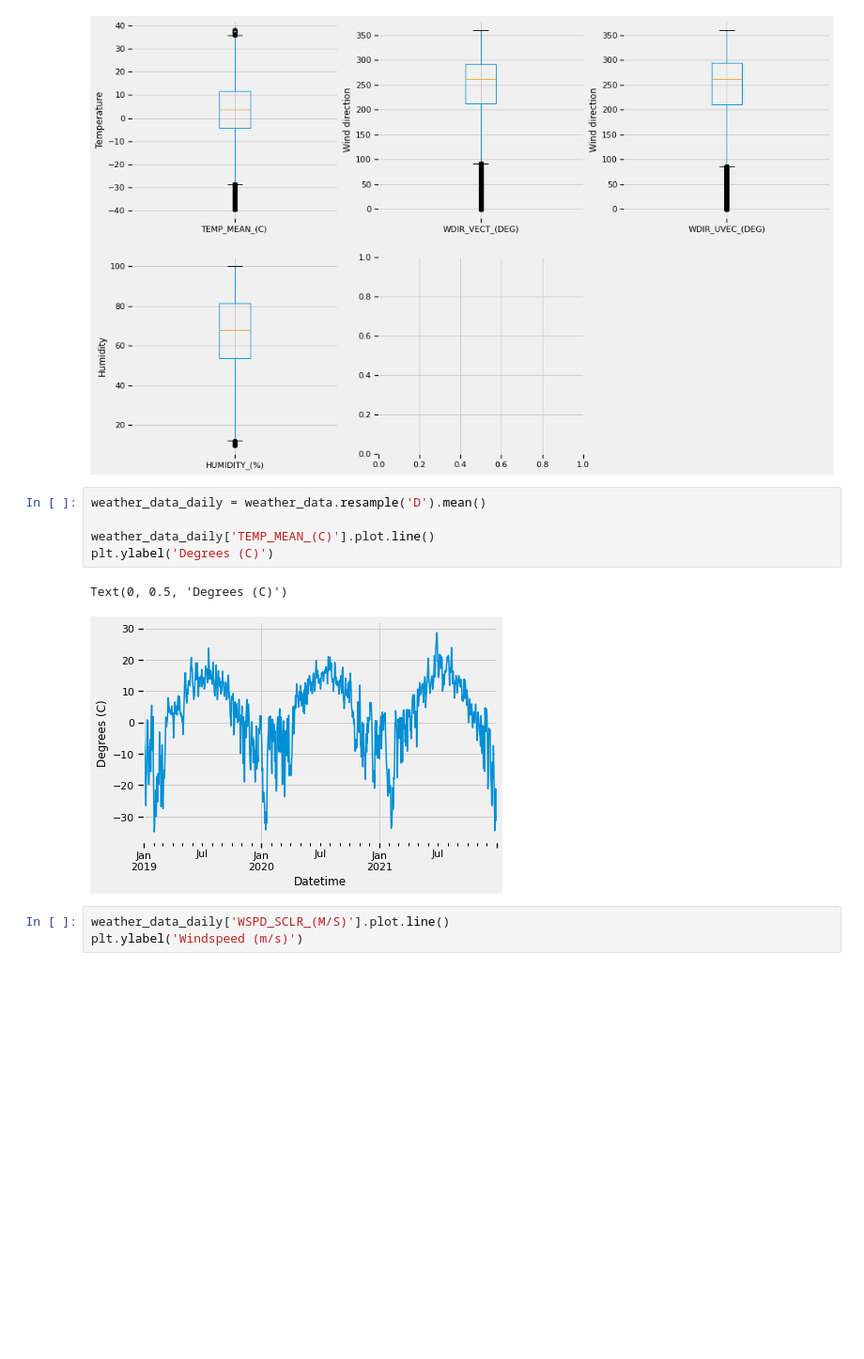
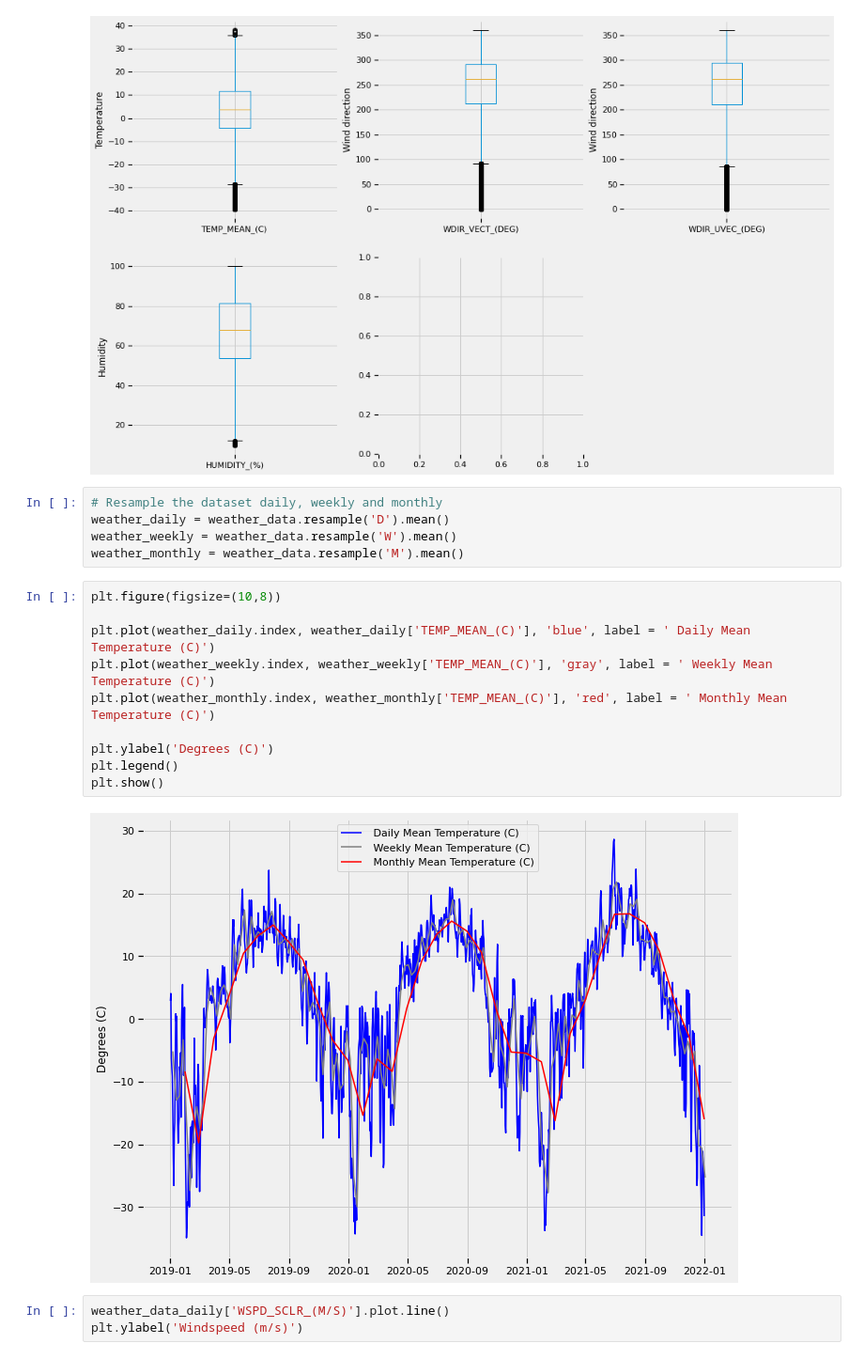
Before and after one commit to mirandadoris/CIV1498_Project2_Pythoneers, a Jupyter notebook: 1-Data_cleaning/Weather_Data_Cleaning.ipynb, the cells around one changed output. Shown at 94% size. Cells and saved outputs as stored; diff of their text form; blank space fills up the shorter version.

```diff
--- a/1-Data_cleaning/Weather_Data_Cleaning.ipynb
+++ b/1-Data_cleaning/Weather_Data_Cleaning.ipynb
@@ -227,14 +227,23 @@ fig.set_ylabel('WindSpeed')
 # %% [output]
 KeyError: "None of [Index(['WDSP_SCLR_(M/S)'], dtype='object')] are in the [columns]"
 [figure]
-# %%
-weather_data_daily = weather_data.resample('D').mean()
-
-weather_data_daily['TEMP_MEAN_(C)'].plot.line()
-plt.ylabel('Degrees (C)')
-# %% [output]
-Text(0, 0.5, 'Degrees (C)')
-[figure, removed]
+# %%
+# Resample the dataset daily, weekly and monthly
+weather_daily = weather_data.resample('D').mean()
+weather_weekly = weather_data.resample('W').mean()
+weather_monthly = weather_data.resample('M').mean()
+# %%
+plt.figure(figsize=(10,8))
+
+plt.plot(weather_daily.index, weather_daily['TEMP_MEAN_(C)'], 'blue', label = ' Daily Mean Temperature (C)')
+plt.plot(weather_weekly.index, weather_weekly['TEMP_MEAN_(C)'], 'gray', label = ' Weekly Mean Temperature (C)')
+plt.plot(weather_monthly.index, weather_monthly['TEMP_MEAN_(C)'], 'red', label = ' Monthly Mean Temperature (C)')
+
+plt.ylabel('Degrees (C)')
+plt.legend()
+plt.show()
+# %% [output]
+[figure, added]
 # %%
 weather_data_daily['WSPD_SCLR_(M/S)'].plot.line()
 plt.ylabel('Windspeed (m/s)')
```
Also changed, not shown: parts of 1 cell of this notebook, 1 other file.
